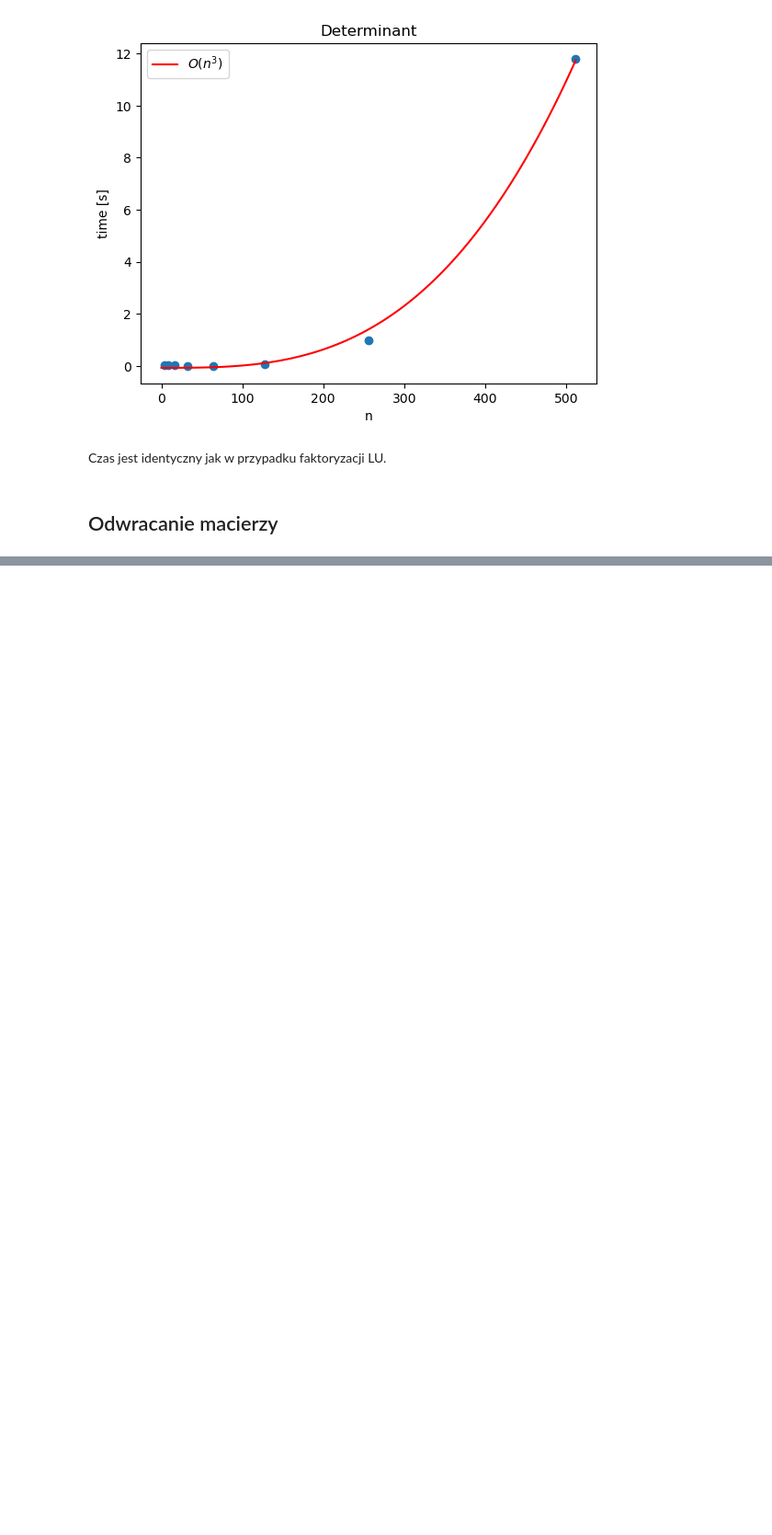
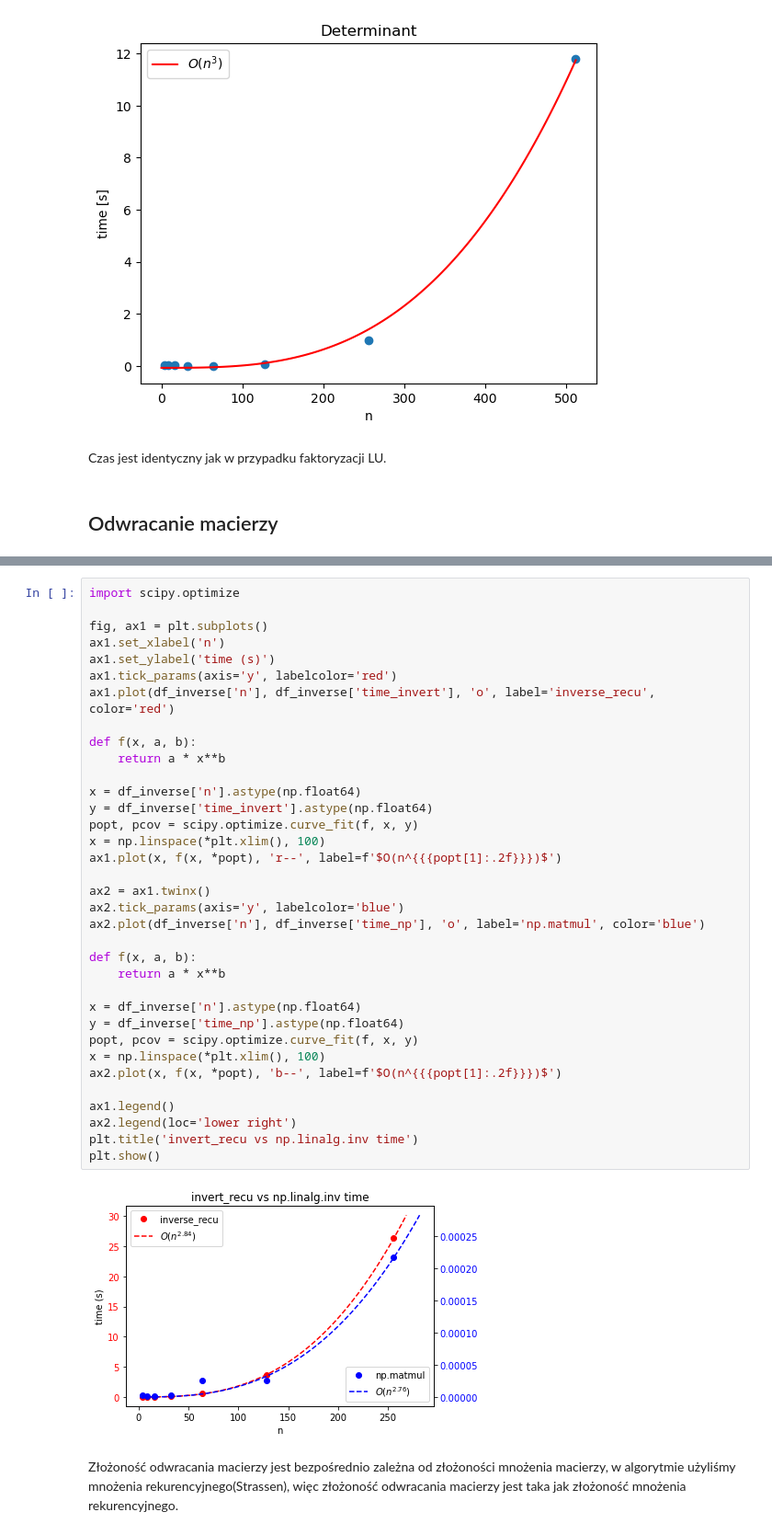
Before and after one commit to weed478/algomat, a Jupyter notebook: zad2/report.ipynb, the cells around one changed output, grey strips where cells are left out. Shown: that part at 92% size. Drawn from its saved outputs; the diff is of its cells as text; blank space fills up the shorter version.

```diff
--- a/zad2/report.ipynb
+++ b/zad2/report.ipynb
@@ -84,0 +143,39 @@ Czas jest identyczny jak w przypadku faktoryzacji LU.
+# %%
+import scipy.optimize
+
+fig, ax1 = plt.subplots()
+ax1.set_xlabel('n')
+ax1.set_ylabel('time (s)')
+ax1.tick_params(axis='y', labelcolor='red')
+ax1.plot(df_inverse['n'], df_inverse['time_invert'], 'o', label='inverse_recu', color='red')
+
+def f(x, a, b):
+    return a * x**b
+
+x = df_inverse['n'].astype(np.float64)
+y = df_inverse['time_invert'].astype(np.float64)
+popt, pcov = scipy.optimize.curve_fit(f, x, y)
+x = np.linspace(*plt.xlim(), 100)
+ax1.plot(x, f(x, *popt), 'r--', label=f'$O(n^{{{popt[1]:.2f}}})$')
+
+ax2 = ax1.twinx()
+ax2.tick_params(axis='y', labelcolor='blue')
+ax2.plot(df_inverse['n'], df_inverse['time_np'], 'o', label='np.matmul', color='blue')
+
+def f(x, a, b):
+    return a * x**b
+
+x = df_inverse['n'].astype(np.float64)
+y = df_inverse['time_np'].astype(np.float64)
+popt, pcov = scipy.optimize.curve_fit(f, x, y)
+x = np.linspace(*plt.xlim(), 100)
+ax2.plot(x, f(x, *popt), 'b--', label=f'$O(n^{{{popt[1]:.2f}}})$')
+
+ax1.legend()
+ax2.legend(loc='lower right')
+plt.title('invert_recu vs np.linalg.inv time')
+plt.show()
+# %% [output]
+[figure, added]
+# %% [markdown]
+Złożoność odwracania macierzy jest bezpośrednio zależna od złożoności mnożenia macierzy, w algorytmie użyliśmy mnożenia rekurencyjnego(Strassen), więc złożoność odwracania macierzy jest taka jak złożoność mnożenia rekurencyjnego.
```
Also changed, not shown: parts of 5 cells of this notebook, 1 other file.
